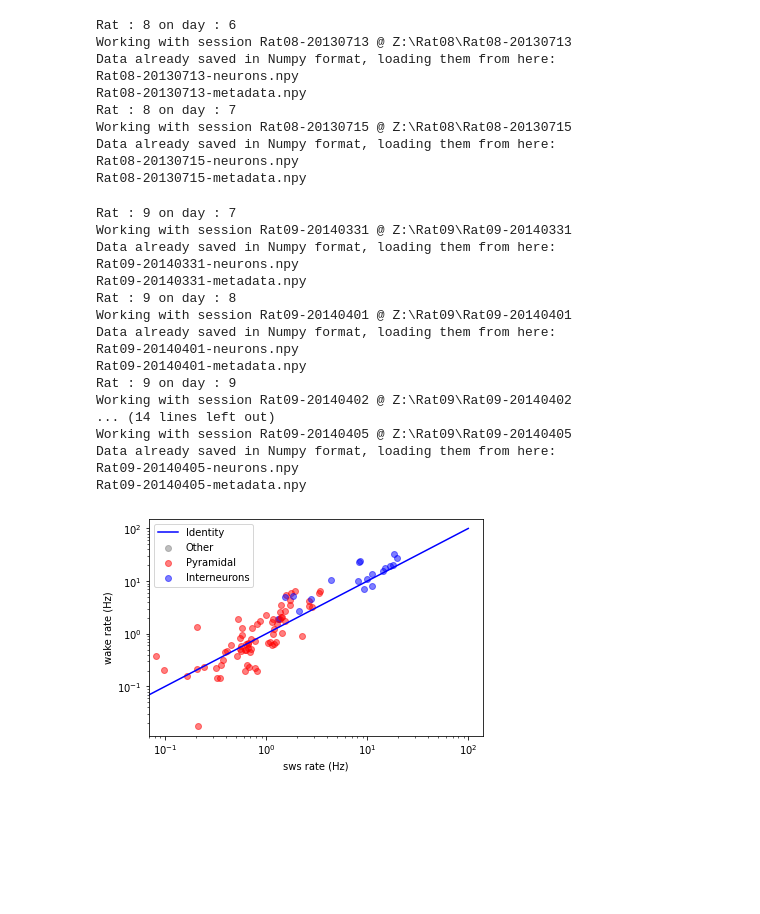
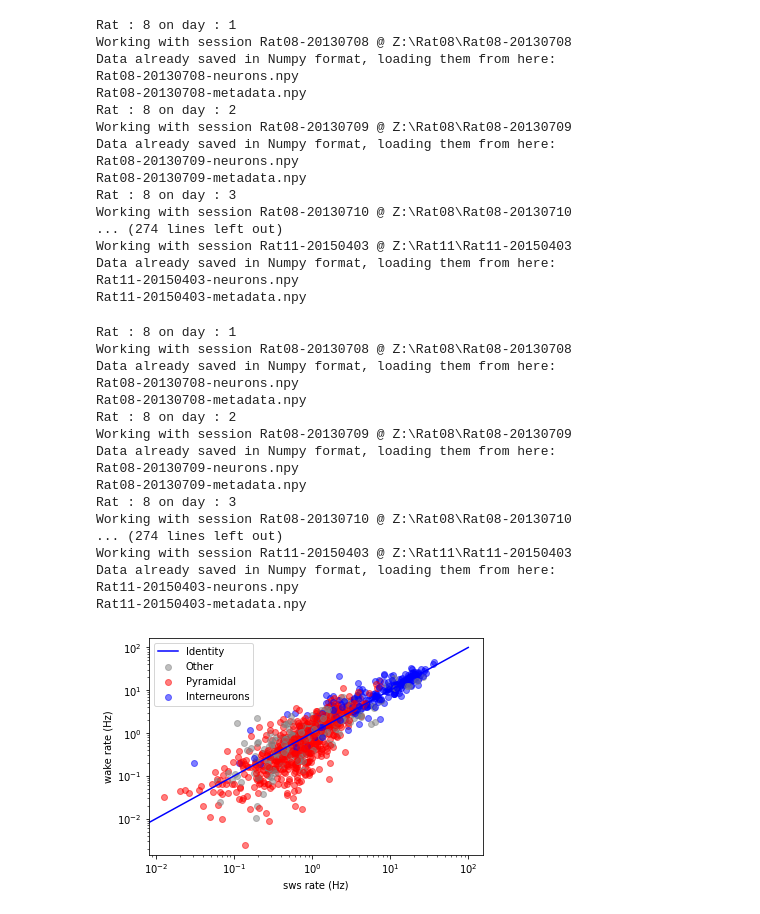
Before and after one commit to PLoizidou/PCBS_Emotional_Memory, a Jupyter notebook: Emotional Memory Firing Rates @ BLA and Hpc.ipynb, the cells around one changed output. Saved outputs shown, nothing was run; the diff lists cells and outputs as text; code cells hidden in the pictures; blank space fills up the shorter version.

```diff
--- a/Emotional Memory Firing Rates @ BLA and Hpc.ipynb
+++ b/Emotional Memory Firing Rates @ BLA and Hpc.ipynb
@@ -5,37 +5,44 @@ import pickle
 with open('sessions.pkl', 'rb') as f:
     session_paths = pickle.load(f)
 # %%
-x,y=fr.get_firing_rates_all_sessions(session_paths[5:7], ['sws','wake'], 'BLA')
+x,y=fr.get_firing_rates_all_sessions(session_paths, ['sws','wake'], 'BLA')
 # %% [output]
-Rat : 8 on day : 6
-Working with session Rat08-20130713 @ Z:\Rat08\Rat08-20130713
+Rat : 8 on day : 1
+Working with session Rat08-20130708 @ Z:\Rat08\Rat08-20130708
 Data already saved in Numpy format, loading them from here:
-Rat08-20130713-neurons.npy
-Rat08-20130713-metadata.npy
-Rat : 8 on day : 7
-Working with session Rat08-20130715 @ Z:\Rat08\Rat08-20130715
+Rat08-20130708-neurons.npy
+Rat08-20130708-metadata.npy
+Rat : 8 on day : 2
+Working with session Rat08-20130709 @ Z:\Rat08\Rat08-20130709
 Data already saved in Numpy format, loading them from here:
-Rat08-20130715-neurons.npy
-Rat08-20130715-metadata.npy
+Rat08-20130709-neurons.npy
+Rat08-20130709-metadata.npy
+Rat : 8 on day : 3
+Working with session Rat08-20130710 @ Z:\Rat08\Rat08-20130710
+... (274 lines left out)
+Working with session Rat11-20150403 @ Z:\Rat11\Rat11-20150403
+Data already saved in Numpy format, loading them from here:
+Rat11-20150403-neurons.npy
+Rat11-20150403-metadata.npy
 # %%
-h=fr.plot_scatter(session_paths[17:23], ['sws','wake'], 'BLA')
+h=fr.plot_scatter(session_paths, ['sws','wake'], 'BLA')
 # %% [output]
-Rat : 9 on day : 7
-Working with session Rat09-20140331 @ Z:\Rat09\Rat09-20140331
+Rat : 8 on day : 1
+Working with session Rat08-20130708 @ Z:\Rat08\Rat08-20130708
 Data already saved in Numpy format, loading them from here:
-Rat09-20140331-neurons.npy
-Rat09-20140331-metadata.npy
-Rat : 9 on day : 8
-Working with session Rat09-20140401 @ Z:\Rat09\Rat09-20140401
+Rat08-20130708-neurons.npy
+Rat08-20130708-metadata.npy
+Rat : 8 on day : 2
+Working with session Rat08-20130709 @ Z:\Rat08\Rat08-20130709
 Data already saved in Numpy format, loading them from here:
-Rat09-20140401-neurons.npy
-Rat09-20140401-metadata.npy
-Rat : 9 on day : 9
-Working with session Rat09-20140402 @ Z:\Rat09\Rat09-20140402
-... (14 lines left out)
-Working with session Rat09-20140405 @ Z:\Rat09\Rat09-20140405
+Rat08-20130709-neurons.npy
+Rat08-20130709-metadata.npy
+Rat : 8 on day : 3
+Working with session Rat08-20130710 @ Z:\Rat08\Rat08-20130710
+... (274 lines left out)
+Working with session Rat11-20150403 @ Z:\Rat11\Rat11-20150403
 Data already saved in Numpy format, loading them from here:
-Rat09-20140405-neurons.npy
-Rat09-20140405-metadata.npy
+Rat11-20150403-neurons.npy
+Rat11-20150403-metadata.npy
-[figure, old version]
+[figure, new version]
 # %%
```
Also changed, not shown: parts of 1 cell of this notebook, 1 other file.
